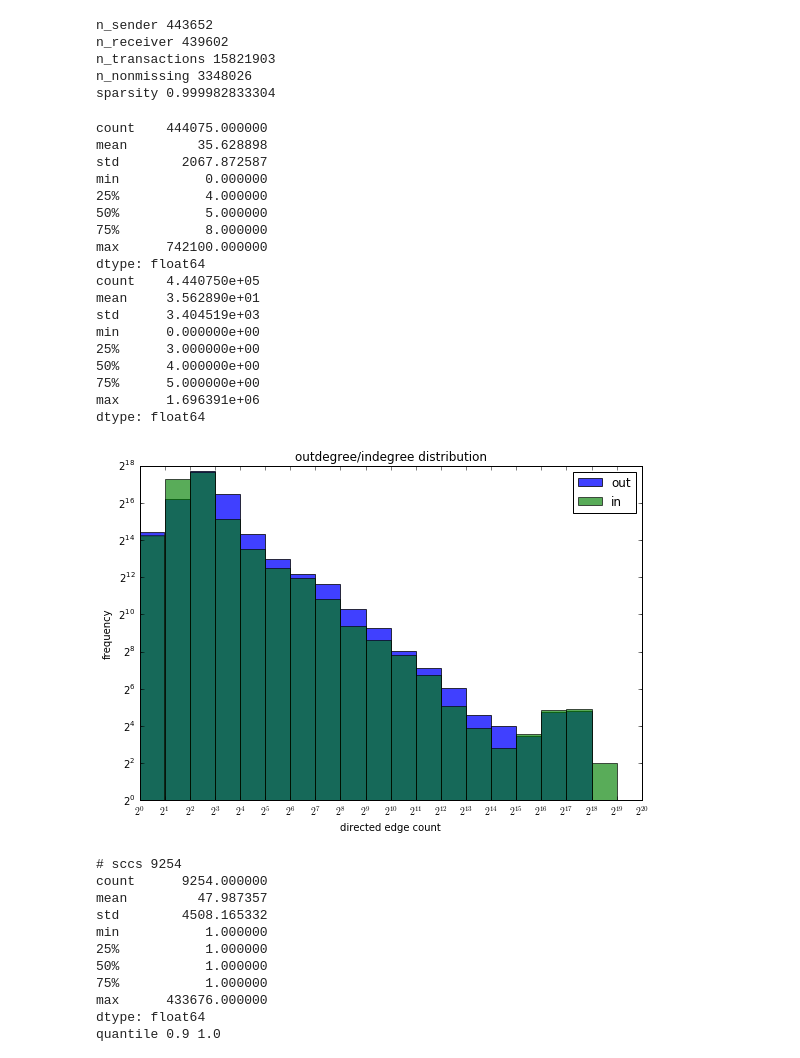
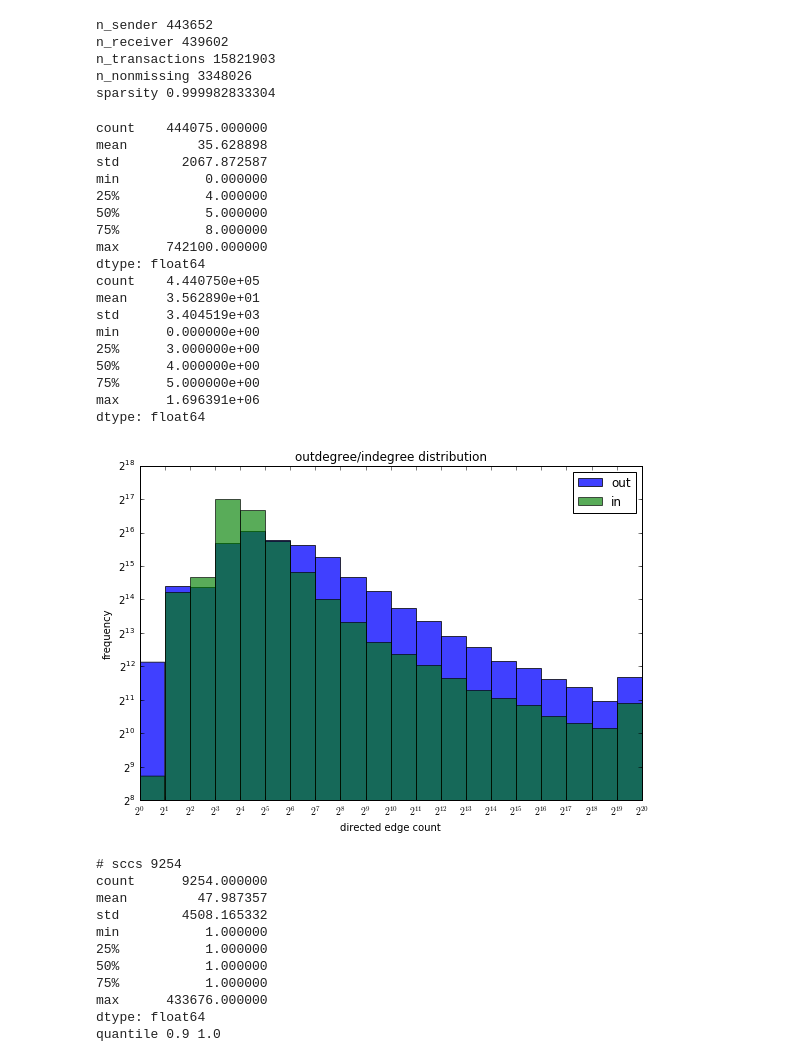
Before and after one commit to PrincetonUniversity/blockchain-detect, a Jupyter notebook: vyf_wmcleve_hw3.ipynb, the cells around one changed output. Cells and saved outputs as stored; diff of their text form; code cells hidden in the pictures.

```diff
--- a/vyf_wmcleve_hw3.ipynb
+++ b/vyf_wmcleve_hw3.ipynb
@@ -126,36 +152,36 @@ print(recv_distribution.describe())
 bins = range(max(maxlgbin(x) for x in (send_distribution, recv_distribution)))
 plt.figure(figsize=(9,6))
 plt.axes().set_aspect(9/6)
 plt.xticks(bins, [r'$2^{{{}}}$'.format(i) for i in bins])
-plt.hist(send_distribution.apply(np.log2), bins=bins, label='out', alpha=0.75)
-plt.hist(recv_distribution.apply(np.log2), bins=bins, label='in', alpha=0.65)
+plt.hist(send_distribution, bins=bins, label='out', alpha=0.75)
+plt.hist(recv_distribution, bins=bins, label='in', alpha=0.65)
 plt.legend()
 #plt.legend()#bbox_to_anchor=(1.05, 1), loc=2, borderaxespad=0.)
 plt.gca().set_yscale('log', basey=2)
 plt.title(title)
 plt.xlabel(xlb)
 plt.ylabel(ylb)
 plt.show()
 # %% [output]
 count    444075.000000
 mean         35.628898
 std        2067.872587
 min           0.000000
 25%           4.000000
 50%           5.000000
 75%           8.000000
 max      742100.000000
 dtype: float64
 count    4.440750e+05
 mean     3.562890e+01
 std      3.404519e+03
 min      0.000000e+00
 25%      3.000000e+00
 50%      4.000000e+00
 75%      5.000000e+00
 max      1.696391e+06
 dtype: float64
-[figure, old version]
+[figure, new version]
 # %%
 # Get the SCCs (memoized)
 import pickle
```
Also changed, not shown: parts of 13 cells of this notebook, 2 other files.
